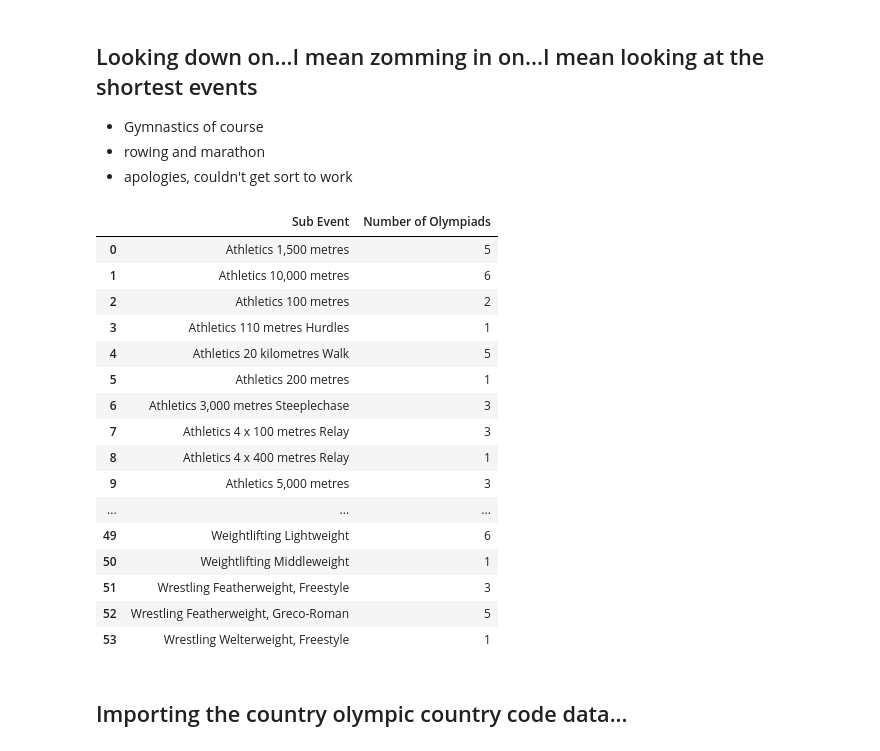
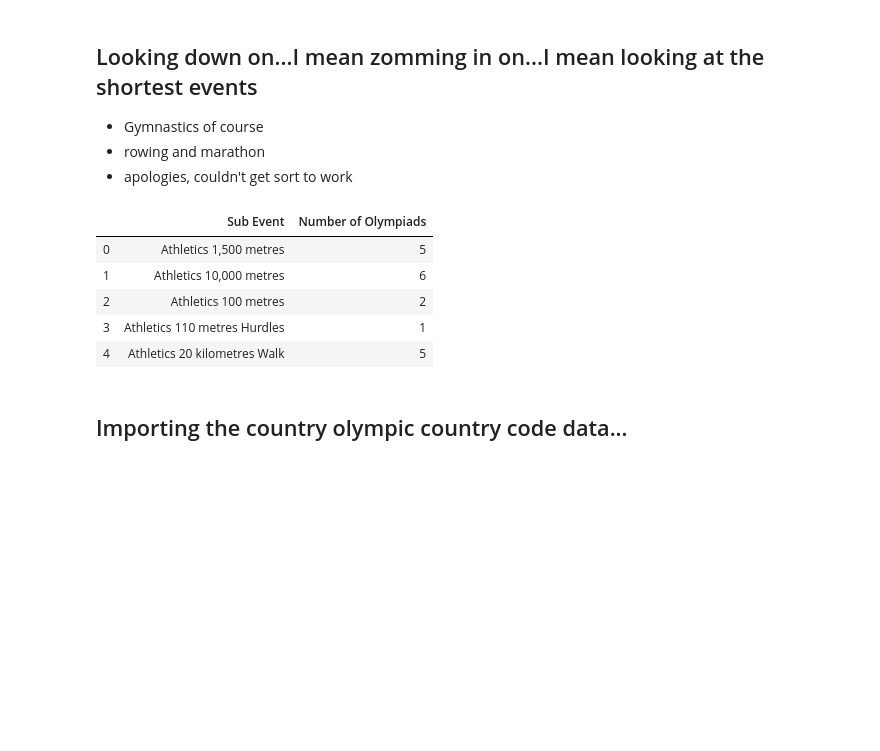
Before and after one commit to dowripple/ProjectOneRepo_JeremyKasieMichael, a Jupyter notebook: notebooks/olympicHeights.ipynb, the cells around one changed output. Saved outputs shown, nothing was run; the diff lists cells and outputs as text; code cells hidden in the pictures; blank space fills up the shorter version.

```diff
--- a/notebooks/olympicHeights.ipynb
+++ b/notebooks/olympicHeights.ipynb
@@ -592,30 +567,19 @@ plt.plot(x,y)
 # %%
 smallerIsBetter = further_cleaned_data.loc[further_cleaned_data['Min Height']<62]
 
 smallerIsBetter_group = pd.DataFrame(smallerIsBetter.groupby('Sub Event')['Year'].count().reset_index())
 
 # rename column
-smallerIsBetter_group = smallerIsBetter_group.rename(columns={"Year":"Number of Olympiads"})
+smallerIsBetter_group = pd.DataFrame(smallerIsBetter_group.rename(columns={"Year":"Number of Olympiads"}))
 
-smallerIsBetter_group
+smallerIsBetter_group.head()
 # %% [output]
 |  | Sub Event | Number of Olympiads |
 | 0 | Athletics 1,500 metres | 5 |
 | 1 | Athletics 10,000 metres | 6 |
 | 2 | Athletics 100 metres | 2 |
 | 3 | Athletics 110 metres Hurdles | 1 |
 | 4 | Athletics 20 kilometres Walk | 5 |
-| 5 | Athletics 200 metres | 1 |
-| 6 | Athletics 3,000 metres Steeplechase | 3 |
-| 7 | Athletics 4 x 100 metres Relay | 3 |
-| 8 | Athletics 4 x 400 metres Relay | 1 |
-| 9 | Athletics 5,000 metres | 3 |
-| ... | ... | ... |
-| 49 | Weightlifting Lightweight | 6 |
-| 50 | Weightlifting Middleweight | 1 |
-| 51 | Wrestling Featherweight, Freestyle | 3 |
-| 52 | Wrestling Featherweight, Greco-Roman | 5 |
-| 53 | Wrestling Welterweight, Freestyle | 1 |
 # %% [markdown]
 ## Importing the country olympic country code data...
 # %%
```
Also changed, not shown: parts of 26 cells of this notebook, 1 other file.
